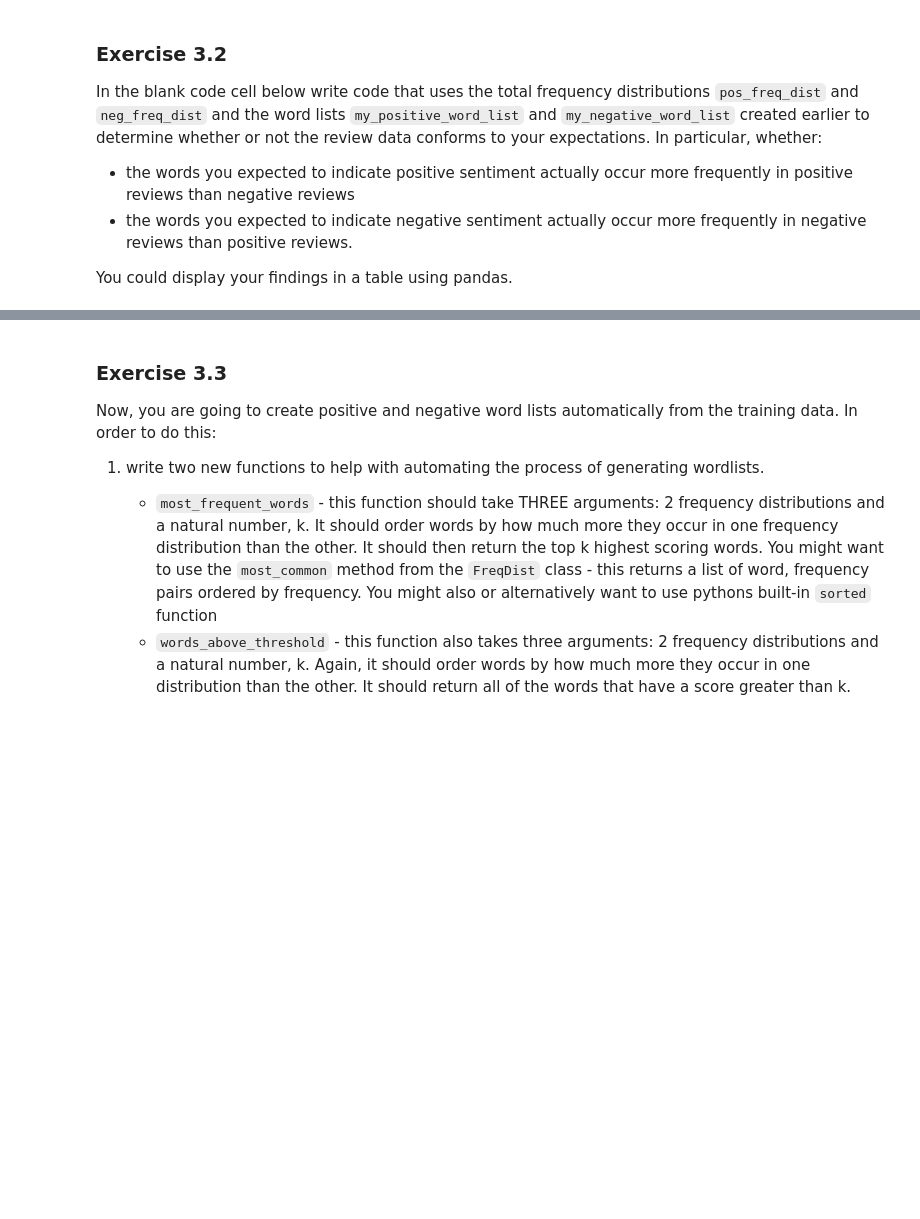
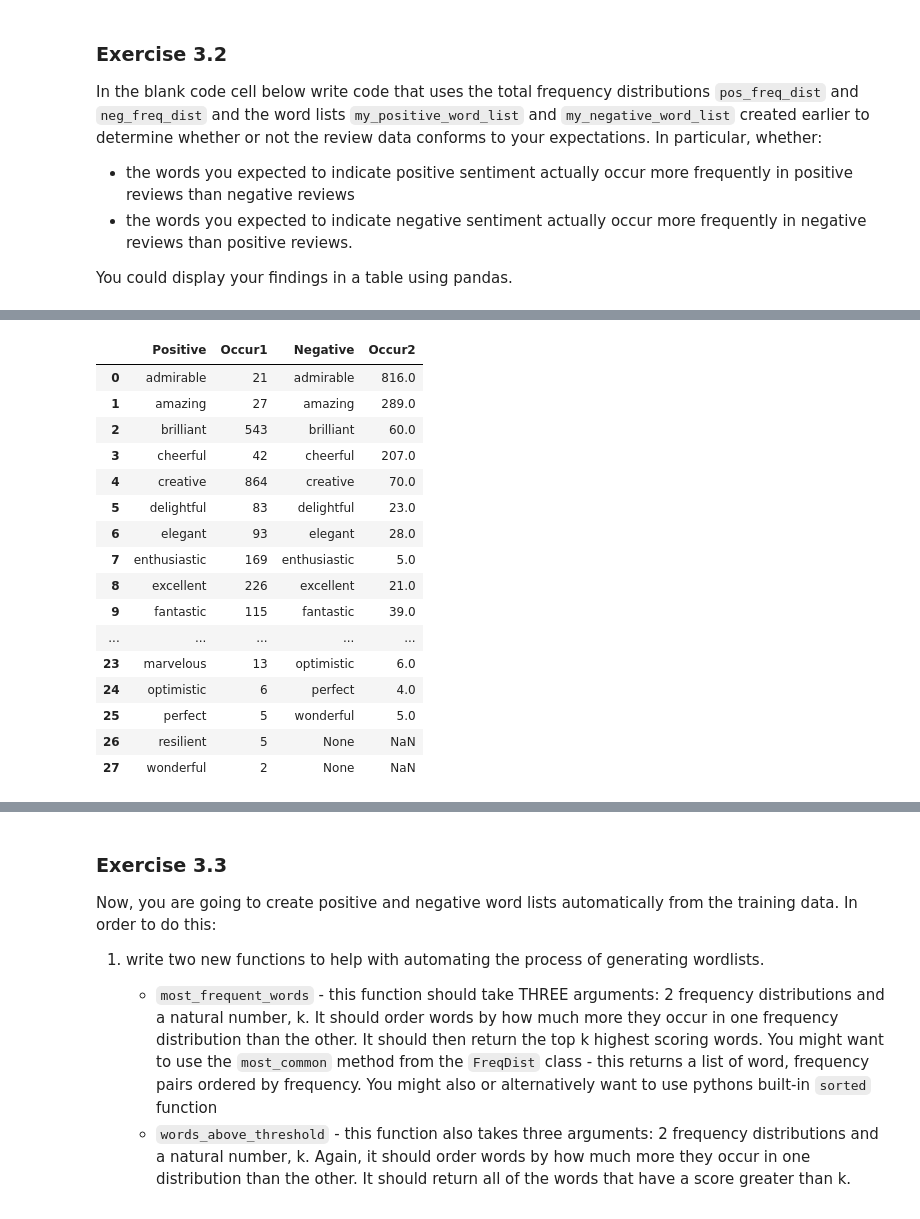
Before and after one commit to Efemirkan/Applied-Natural-Language-Processing, a Jupyter notebook: Lab_3_1.ipynb, the cells around one changed output, grey strips where cells are left out. Saved outputs shown, nothing was run; the diff lists cells and outputs as text; code cells hidden in the pictures; blank space fills up the shorter version.

Commit message:
Working on Creating word lists

```diff
--- a/Lab_3_1.ipynb
+++ b/Lab_3_1.ipynb
@@ -229,7 +270,7 @@ from nltk.stem.wordnet import WordNetLemmatizer
 
 def lemmatizer(data):
   wnl = WordNetLemmatizer()
-  lemma_word = [([wnl.lemmatize(token) for token in tokens],label)for tokens, label in data]
+  lemma_word = [(FreqDist(wnl.lemmatize(token) for token in tokens),label) for tokens, label in data]
   return lemma_word
 # %%
 training_norm = lemmatizer(training_stop)
@@ -245,8 +306,8 @@ The next section will explain how to use a sentiment classifier that bases its d
 
 Use the following cells to store these lists in the variables `my_positive_word_list` and `my_negative_word_list`.
 # %%
-my_positive_word_list = ["good","great","lovely"] # extend this one or put your own list here
-my_negative_word_list = ["bad", "terrible", "awful"] # extend this one or put your own list here
+my_positive_word_list = ["good","great","lovely", "perfect", "amazing", "admirable", "brilliant", "cheerful", "creative", "delightful", "elegant", "enthusiastic", "excellent", "fantastic", "friendly", "generous", "graceful", "happy", "honest", "hopeful", "incredible", "inspiring", "joyful", "kind", "marvelous", "optimistic", "resilient", "wonderful"] # extend this one or put your own list here
+my_negative_word_list = ["bad", "terrible", "awful", "arrogant", "boorish", "callous", "careless", "clumsy", "cowardly", "cruel", "cynical", "deceitful", "dishonest", "dreadful", "foolish", "greedy", "grumpy", "harmful", "hostile", "ignorant", "impatient", "inconsiderate", "irresponsible", "wasty", "selfish", "untrustworth"] # extend this one or put your own list here
 # %% [markdown]
 Now lets see how often each of those words occurs in total in our positive and negative training data.  First, lets create a total of the FreqDists for positive data and for negative data.  As these are FreqDists (rather than simple dictionaries), we can do this as follows:
 # %%
@@ -267,3 +330,28 @@ In the blank code cell below write code that uses the total frequency distributi
 - the words you expected to indicate negative sentiment actually occur more frequently in negative reviews than positive reviews.
 
 You could display your findings in a table using pandas.
+# %%
+pos_word_in_pos = {}
+for key, value in pos_freq_dist.items():
+  if key in my_positive_word_list:
+    pos_word_in_pos[key] = pos_word_in_pos.get(0, value) +1
+
+pos_word_in_neg = {}
+for key, value in neg_freq_dist.items():
+  if key in my_positive_word_list:
+    pos_word_in_neg[key] = pos_word_in_neg.get(0, value) +1
+
+
+neg_word_in_pos = {}
+for key, value in pos_freq_dist.items():
+  if key in my_negative_word_list:
+    neg_word_in_pos[key] = neg_word_in_pos.get(0, value) +1
+
+neg_word_in_neg = {}
+for key, value in neg_freq_dist.items():
+  if key in my_negative_word_list:
+    neg_word_in_neg[key] = neg_word_in_neg.get(0, value) +1
+
+
+print(pos_word_in_pos)
+print(pos_word_in_neg)
@@ -269,0 +392,27 @@ You could display your findings in a table using pandas.
+# %%
+from itertools import zip_longest
+import pandas as pd
+
+
+
+
+df_expected_pos = pd.DataFrame(list(zip_longest(sorted(pos_word_in_pos.keys()), pos_word_in_pos.values(), sorted(pos_word_in_neg.keys()), pos_word_in_neg.values())), columns= ["Positive", "Occur1", "Negative", "Occur2"])
+df_expected_pos
+# %% [output]
+|  | Positive | Occur1 | Negative | Occur2 |
+| 0 | admirable | 21 | admirable | 816.0 |
+| 1 | amazing | 27 | amazing | 289.0 |
+| 2 | brilliant | 543 | brilliant | 60.0 |
+| 3 | cheerful | 42 | cheerful | 207.0 |
+| 4 | creative | 864 | creative | 70.0 |
+| 5 | delightful | 83 | delightful | 23.0 |
+| 6 | elegant | 93 | elegant | 28.0 |
+| 7 | enthusiastic | 169 | enthusiastic | 5.0 |
+| 8 | excellent | 226 | excellent | 21.0 |
+| 9 | fantastic | 115 | fantastic | 39.0 |
+| ... | ... | ... | ... | ... |
+| 23 | marvelous | 13 | optimistic | 6.0 |
+| 24 | optimistic | 6 | perfect | 4.0 |
+| 25 | perfect | 5 | wonderful | 5.0 |
+| 26 | resilient | 5 | None | NaN |
+| 27 | wonderful | 2 | None | NaN |
```
Also changed, not shown: parts of 13 cells of this notebook.
